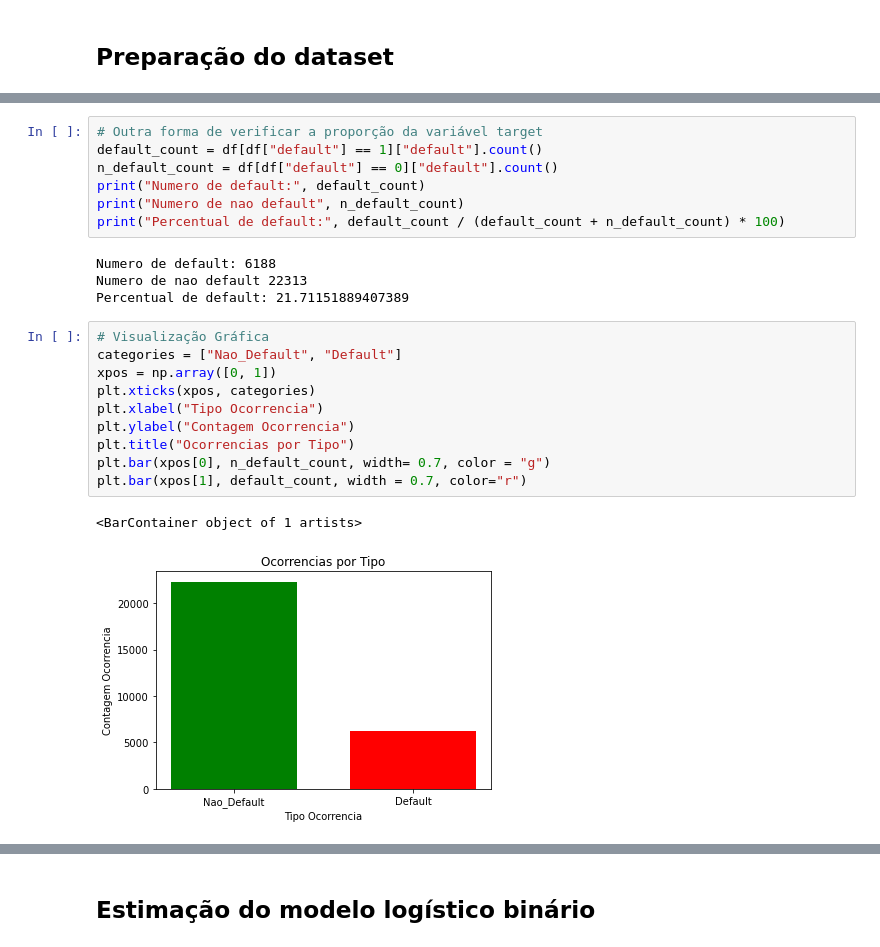
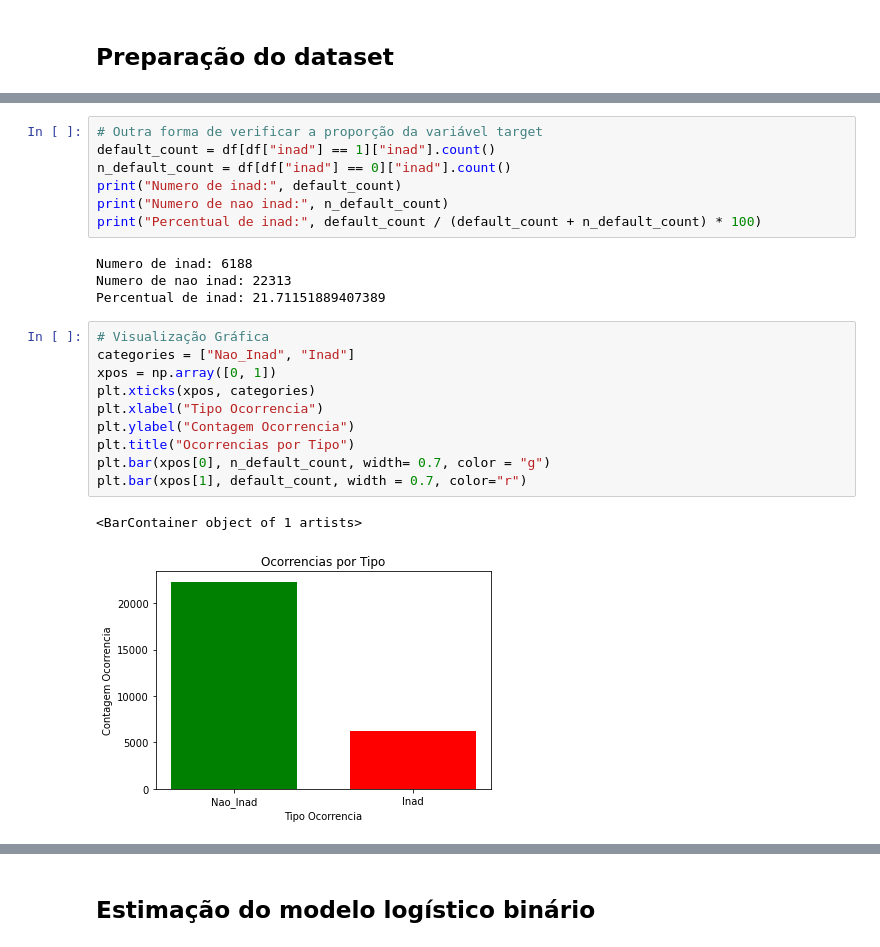
Before and after one commit to vitor-michelucci/Credit_Risk, a Jupyter notebook: Credit_Risk.ipynb, the cells around one changed output, grey strips where cells are left out. Drawn from its saved outputs; the diff is of its cells as text.

```diff
--- a/Credit_Risk.ipynb
+++ b/Credit_Risk.ipynb
@@ -73,28 +73,28 @@ print(result)
 1   0.217115      6188
 # %%
 # Outra forma de verificar a proporção da variável target
-default_count = df[df["default"] == 1]["default"].count()
-n_default_count = df[df["default"] == 0]["default"].count()
-print("Numero de default:", default_count)
-print("Numero de nao default", n_default_count)
-print("Percentual de default:", default_count / (default_count + n_default_count) * 100)
+default_count = df[df["inad"] == 1]["inad"].count()
+n_default_count = df[df["inad"] == 0]["inad"].count()
+print("Numero de inad:", default_count)
+print("Numero de nao inad:", n_default_count)
+print("Percentual de inad:", default_count / (default_count + n_default_count) * 100)
 # %% [output]
-Numero de default: 6188
-Numero de nao default 22313
-Percentual de default: 21.71151889407389
+Numero de inad: 6188
+Numero de nao inad: 22313
+Percentual de inad: 21.71151889407389
 # %%
 # Visualização Gráfica
-categories = ["Nao_Default", "Default"]
+categories = ["Nao_Inad", "Inad"]
 xpos = np.array([0, 1])
 plt.xticks(xpos, categories)
 plt.xlabel("Tipo Ocorrencia")
 plt.ylabel("Contagem Ocorrencia")
 plt.title("Ocorrencias por Tipo")
 plt.bar(xpos[0], n_default_count, width= 0.7, color = "g")
 plt.bar(xpos[1], default_count, width = 0.7, color="r")
 # %% [output]
 <BarContainer object of 1 artists>
-[figure, old version]
+[figure, new version]
 # %%
 # Transformação das variáveis categóricas não binárias em dummies
 
```
Also changed, not shown: parts of 12 cells of this notebook, 1 other file.
